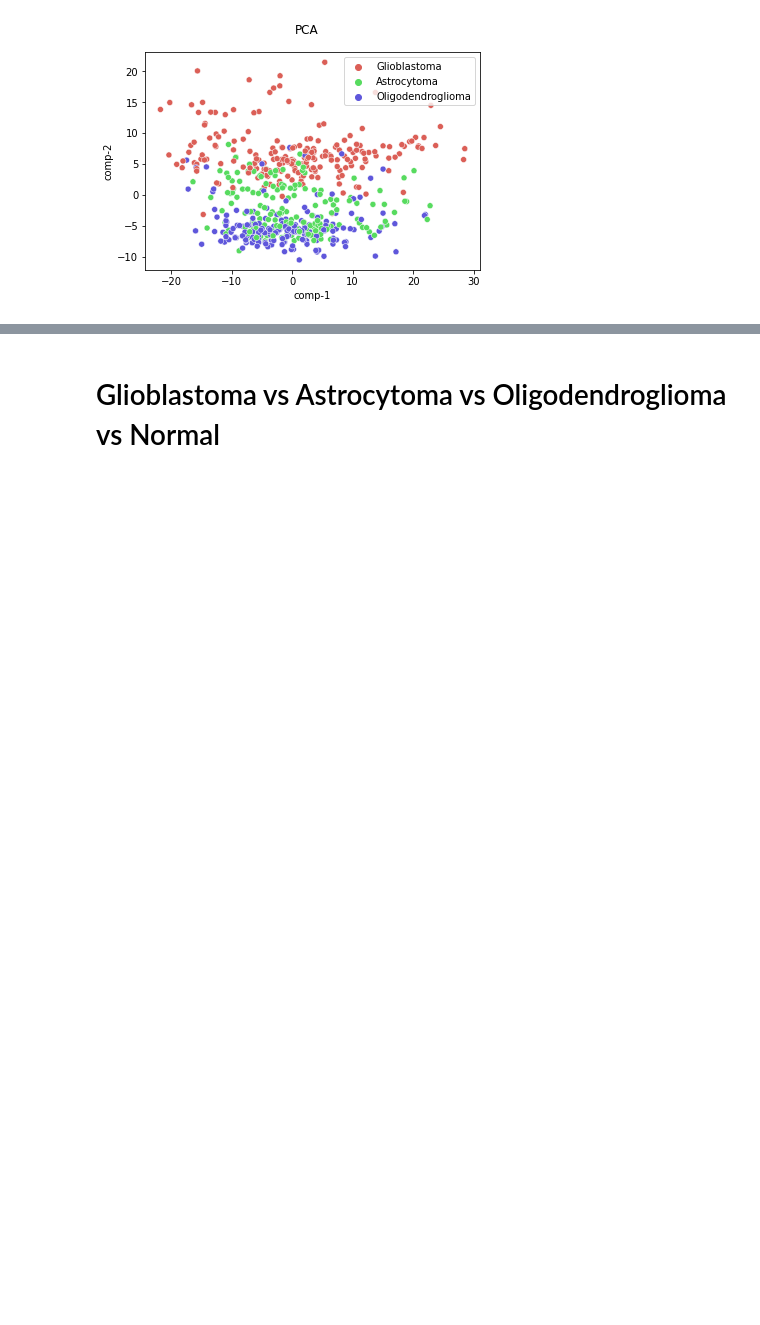
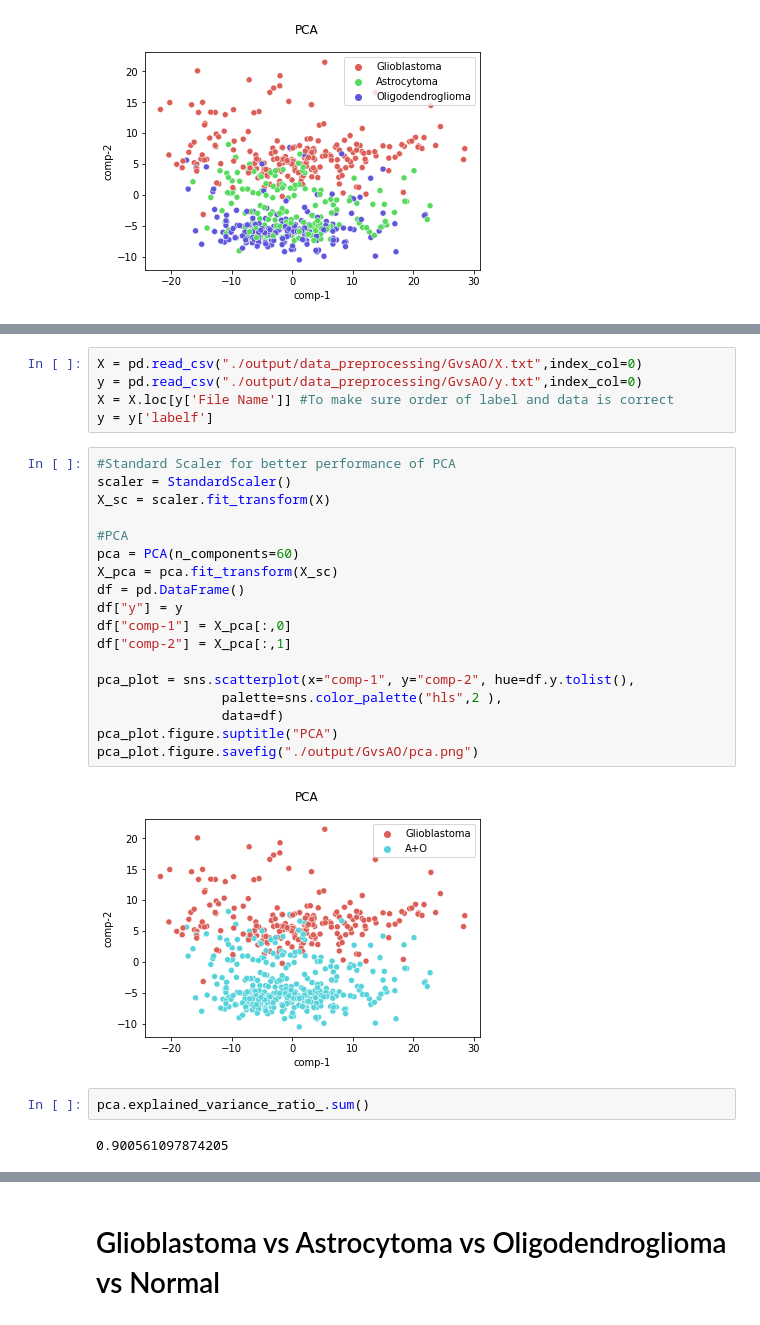
Before and after one commit to ArnavGuptaa/02620_ML_Project, a Jupyter notebook: main.ipynb, the cells around one changed output, grey strips where cells are left out. Cells and saved outputs as stored; diff of their text form; blank space fills up the shorter version.

```diff
--- a/main.ipynb
+++ b/main.ipynb
@@ -98,0 +112,29 @@ result
+# %%
+X = pd.read_csv("./output/data_preprocessing/GvsAO/X.txt",index_col=0)
+y = pd.read_csv("./output/data_preprocessing/GvsAO/y.txt",index_col=0)
+X = X.loc[y['File Name']] #To make sure order of label and data is correct
+y = y['labelf']
+# %%
+#Standard Scaler for better performance of PCA
+scaler = StandardScaler()
+X_sc = scaler.fit_transform(X)
+
+#PCA
+pca = PCA(n_components=60)
+X_pca = pca.fit_transform(X_sc)
+df = pd.DataFrame()
+df["y"] = y
+df["comp-1"] = X_pca[:,0]
+df["comp-2"] = X_pca[:,1]
+
+pca_plot = sns.scatterplot(x="comp-1", y="comp-2", hue=df.y.tolist(),
+                palette=sns.color_palette("hls",2 ),
+                data=df)
+pca_plot.figure.suptitle("PCA")
+pca_plot.figure.savefig("./output/GvsAO/pca.png")
+# %% [output]
+[figure, added]
+# %%
+pca.explained_variance_ratio_.sum()
+# %% [output]
+0.900561097874205
```
Also changed, not shown: parts of 24 cells of this notebook, 12 other files.
